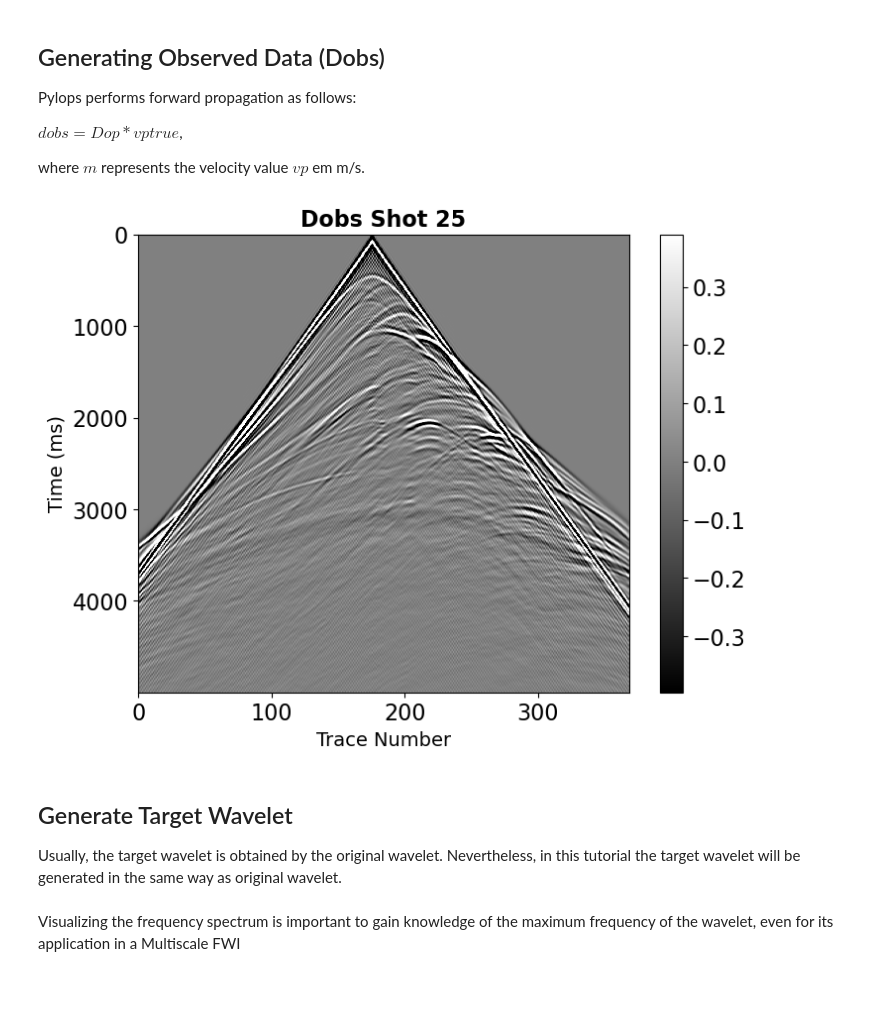
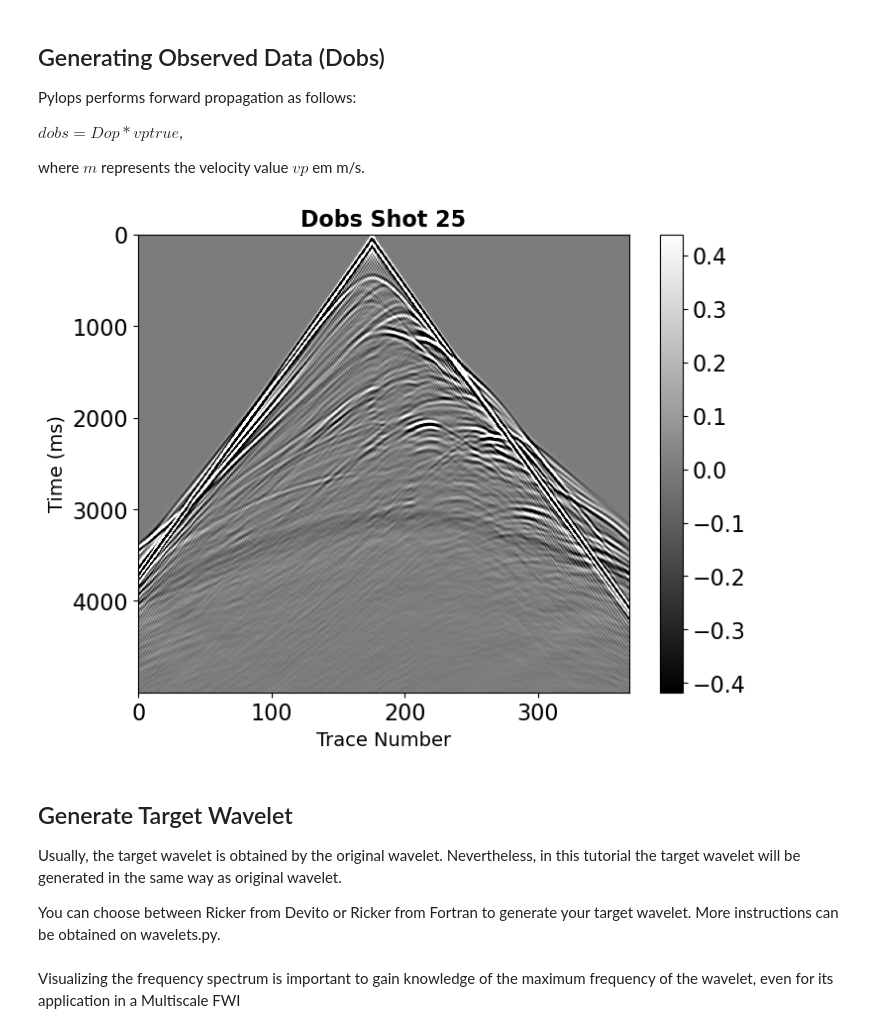
Before and after one commit to LIGA-UFBA/Pylops, a Jupyter notebook: tutorials/notebooks/wiener_filter.ipynb, the cells around one changed output. Drawn from its saved outputs; the diff is of its cells as text; code cells hidden in the pictures; blank space fills up the shorter version.

Commit message:
Updating wiener filter
This commit only updates the wiener filter tutorial in according to the
new way to generate Ricker wavelet from Pylops.

```diff
--- a/tutorials/notebooks/wiener_filter.ipynb
+++ b/tutorials/notebooks/wiener_filter.ipynb
@@ -140,12 +141,14 @@ where $m$ represents the velocity value $vp$ em m/s.
 dobs = Dop * vp_true
 # %%
 # Plotting Observed Data
-shot_dobs = 25
+shot_dobs = int(par['ns']/2)
 plot_data(dobs,shot=shot_dobs, title=f'Dobs Shot {shot_dobs}')
 # %% [output]
-[figure, old version]
+[figure, new version]
 # %% [markdown]
 ## Generate Target Wavelet
 
 Usually, the target wavelet is obtained by the original wavelet. Nevertheless, in this tutorial the target wavelet will be generated in the same way as original wavelet.
+
+You can choose between Ricker from Devito or Ricker from Fortran to generate your target wavelet. More instructions can be obtained on wavelets.py.
 # %%
```
Also changed, not shown: parts of 9 cells of this notebook.
